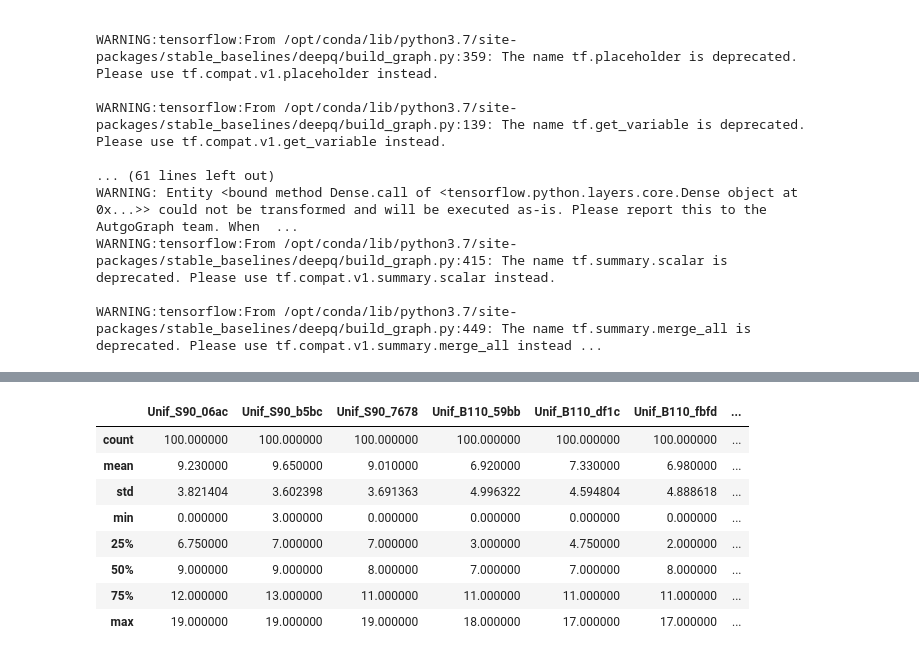
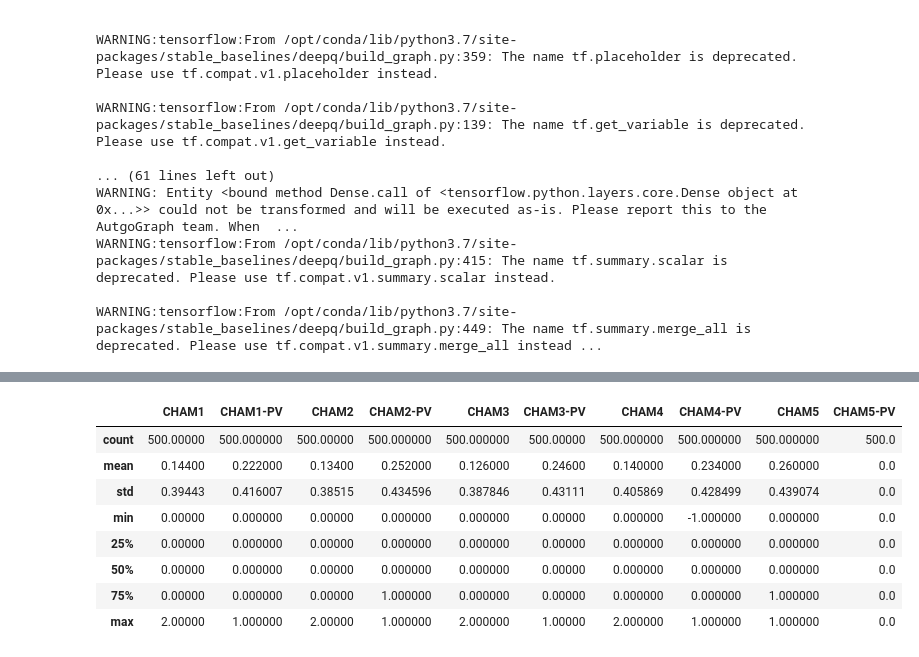
Before and after one commit to chutipon29301/senior-project, a Jupyter notebook: jupyter/biddingStrategy/single_agent_random_market.ipynb, the cells around one changed output, grey strips where cells are left out. Saved outputs shown, nothing was run; the diff lists cells and outputs as text; code cells hidden in the pictures.

```diff
--- a/jupyter/biddingStrategy/single_agent_random_market.ipynb
+++ b/jupyter/biddingStrategy/single_agent_random_market.ipynb
@@ -136,0 +176,14 @@ play_games(fixed_agents + [rl_agent], setting, 10)
+# %%
+df_big=play_games(fixed_agents + [rl_agent], setting, 500)
+# %%
+df_big.describe()
+# %% [output]
+|  | CHAM1 | CHAM1-PV | CHAM2 | CHAM2-PV | CHAM3 | CHAM3-PV | CHAM4 | CHAM4-PV | CHAM5 | CHAM5-PV |
+| count | 500.00000 | 500.000000 | 500.00000 | 500.000000 | 500.000000 | 500.00000 | 500.000000 | 500.000000 | 500.000000 | 500.0 |
+| mean | 0.14400 | 0.222000 | 0.13400 | 0.252000 | 0.126000 | 0.24600 | 0.140000 | 0.234000 | 0.260000 | 0.0 |
+| std | 0.39443 | 0.416007 | 0.38515 | 0.434596 | 0.387846 | 0.43111 | 0.405869 | 0.428499 | 0.439074 | 0.0 |
+| min | 0.00000 | 0.000000 | 0.00000 | 0.000000 | 0.000000 | 0.00000 | 0.000000 | -1.000000 | 0.000000 | 0.0 |
+| 25% | 0.00000 | 0.000000 | 0.00000 | 0.000000 | 0.000000 | 0.00000 | 0.000000 | 0.000000 | 0.000000 | 0.0 |
+| 50% | 0.00000 | 0.000000 | 0.00000 | 0.000000 | 0.000000 | 0.00000 | 0.000000 | 0.000000 | 0.000000 | 0.0 |
+| 75% | 0.00000 | 0.000000 | 0.00000 | 1.000000 | 0.000000 | 0.00000 | 0.000000 | 0.000000 | 1.000000 | 0.0 |
+| max | 2.00000 | 1.000000 | 2.00000 | 1.000000 | 2.000000 | 1.00000 | 2.000000 | 1.000000 | 1.000000 | 0.0 |
@@ -137,12 +203,2 @@ play_games(fixed_agents + [rl_agent], setting, 10)
 # %%
-play_games(fixed_agents + [rl_agent], setting, 100).describe()
+# play_games(fixed_agents + [rl_seller], setting, 100).describe()
-# %% [output]
-|  | Unif_S90_06ac | Unif_S90_b5bc | Unif_S90_7678 | Unif_B110_59bb | Unif_B110_df1c | Unif_B110_fbfd | ... |
-| count | 100.000000 | 100.000000 | 100.000000 | 100.000000 | 100.000000 | 100.000000 | ... |
-| mean | 9.230000 | 9.650000 | 9.010000 | 6.920000 | 7.330000 | 6.980000 | ... |
-| std | 3.821404 | 3.602398 | 3.691363 | 4.996322 | 4.594804 | 4.888618 | ... |
-| min | 0.000000 | 3.000000 | 0.000000 | 0.000000 | 0.000000 | 0.000000 | ... |
-| 25% | 6.750000 | 7.000000 | 7.000000 | 3.000000 | 4.750000 | 2.000000 | ... |
-| 50% | 9.000000 | 9.000000 | 8.000000 | 7.000000 | 7.000000 | 8.000000 | ... |
-| 75% | 12.000000 | 13.000000 | 11.000000 | 11.000000 | 11.000000 | 11.000000 | ... |
-| max | 19.000000 | 19.000000 | 19.000000 | 18.000000 | 17.000000 | 17.000000 | ... |
```
Also changed, not shown: parts of 12 cells of this notebook, 3 other files.
